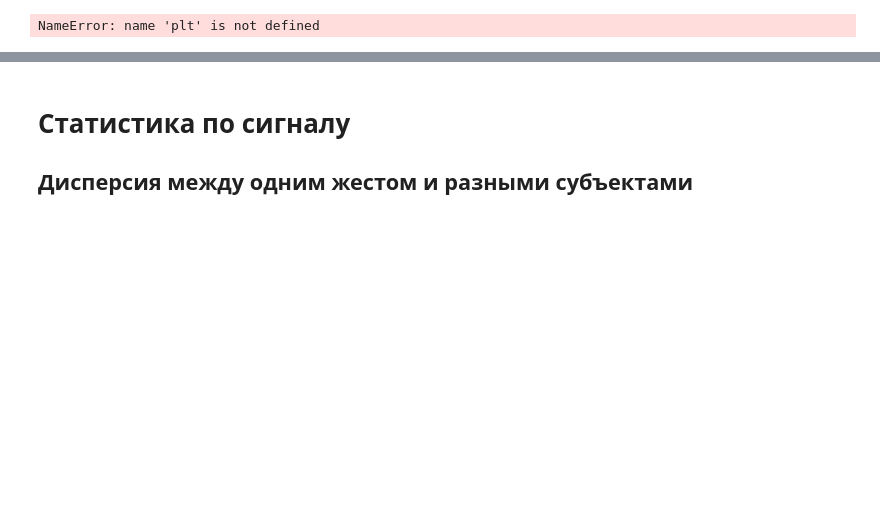
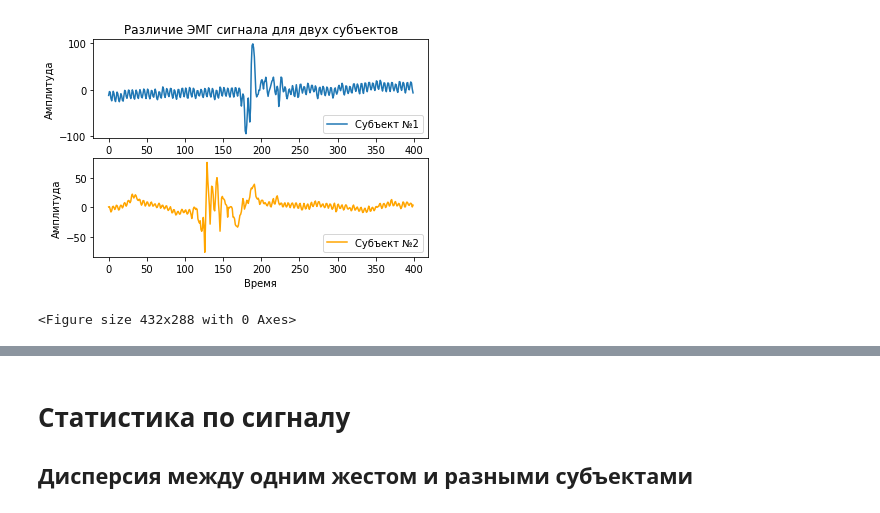
Before and after one commit to vasilevIT/emg-interface, a Jupyter notebook: extract_emg_data.ipynb, the cells around one changed output, grey strips where cells are left out. Drawn from its saved outputs; the diff is of its cells as text; code cells hidden in the pictures; blank space fills up the shorter version.

```diff
--- a/extract_emg_data.ipynb
+++ b/extract_emg_data.ipynb
@@ -41,55 +73,37 @@ data2 = second_subject_data.drop(columns=['subject','move']).sample(1).values
 # %%
 from scipy import signal
 from scipy.fft import fft, ifft
 
 def filter_signal(x):
     N = 10
     Fc = 40
     Fs = 1600
     h = signal.firwin(numtaps=N, cutoff=40, nyq=Fs/2)
     y = signal.lfilter(h, 1.0, x)
     return y
 
 
 
 
 plt.subplot(2, 1, 1)
-plt.plot(data1[0], label='a')
-plt.title('Raw EMG signal and filtered')
-plt.ylabel('Value')
+plt.plot(data1[0], label='Субъект №1')
+plt.title('Различие ЭМГ сигнала для двух субъектов') # Raw EMG signal and filtered
+plt.ylabel('Амплитуда') # Value
+plt.legend(loc='lower right')
 
 plt.subplot(2, 1, 2)
-plt.plot(data2[0], label='b')
-plt.ylabel('Value')
-plt.xlabel('Time (sec)')
+plt.plot(data2[0], 'orange', label='Субъект №2')
+plt.ylabel('Амплитуда') # Value
+plt.xlabel('Время') # Time (sec)
+plt.legend(loc='lower right')
 
 plt.figure()
 filtered_signal_from_first_person = filter_signal(data1[0])
 filtered_signal_from_second_person = filter_signal(data2[0])
 
 # Fourier
 y = fft(data1[0])
 y2 = fft(filtered_signal_from_first_person)
-plt.plot(y, label='noizy')
-plt.plot(y2, label='filtered')
-plt.legend(bbox_to_anchor=(1.05, 1), loc='upper left', borderaxespad=0.)
-
-plt.subplot(2, 1, 1)
-plt.plot(y)
-plt.title('FFT of Raw EMG signal and filtered')
-plt.ylabel('Magnitude of the FFT')
-
-plt.subplot(2, 1, 2)
-plt.plot(y2)
-plt.xlabel('Frequencies (Hz)')
-plt.ylabel('Magnitude of the FFT')
-plt.show()
-
-
-plt.figure()
-plt.plot(filtered_signal_from_first_person, label='First person')
-plt.plot(filtered_signal_from_second_person, label='Second person')
-plt.title('EMG signal for same gesture from couple persons')
-plt.legend(bbox_to_anchor=(1.05, 1), loc='upper left', borderaxespad=0.)
 # %% [output]
+[figure, added]
-NameError: name 'plt' is not defined
+<Figure size 432x288 with 0 Axes>
```
Also changed, not shown: parts of 17 cells of this notebook, 1 other file.
